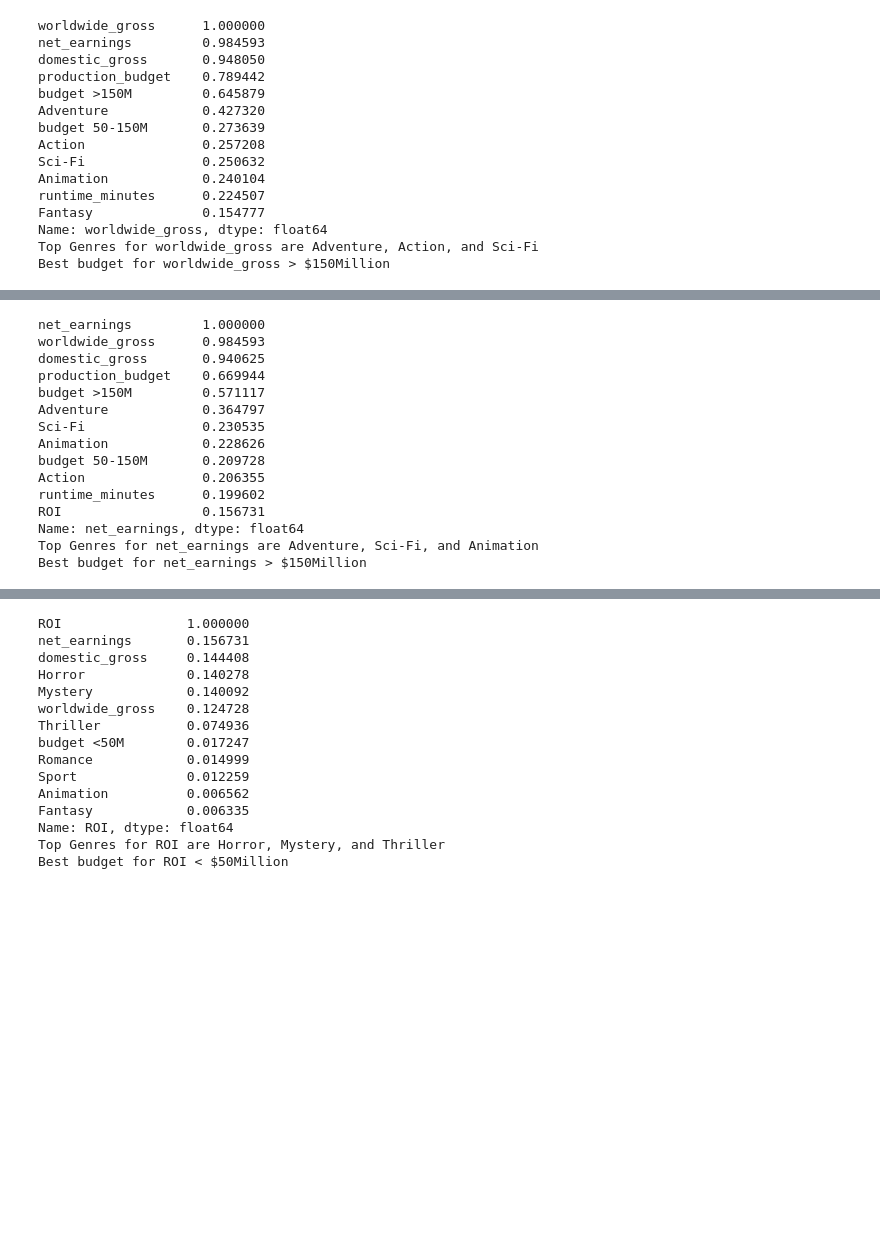
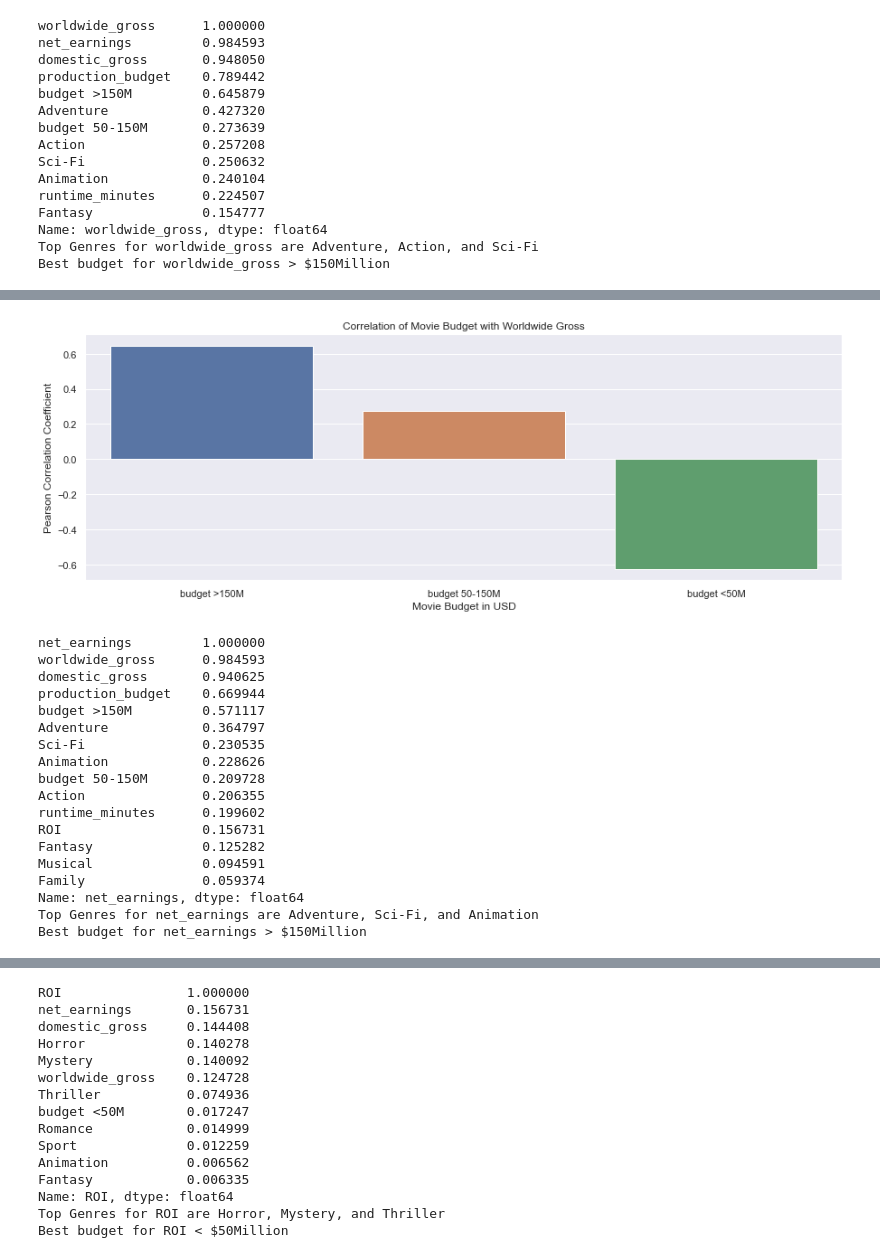
Before and after one commit to RH3421/Project-1-Microsoft-Makes-a-Movie, a Jupyter notebook: MainDF.ipynb, the cells around one changed output, grey strips where cells are left out. Drawn from its saved outputs; the diff is of its cells as text; code cells hidden in the pictures; blank space fills up the shorter version.

```diff
--- a/MainDF.ipynb
+++ b/MainDF.ipynb
@@ -257,8 +268,17 @@ Best budget for worldwide_gross > $150Million
+# %%
+#Budget worldwide_gross Visualization
+bud_gross = (correlation['worldwide_gross'].sort_values(ascending=False).filter(items=['budget >150M', 'budget 50-150M', 'budget <50M']))
+bud_gross
+ax = sns.barplot(x=bud_gross.index, y=bud_gross.values)
+sns.set(rc = {'figure.figsize':(15,5)})
+ax.set(xlabel='Movie Budget in USD', ylabel='Pearson Correlation Coefficient', title='Correlation of Movie Budget with Worldwide Gross');
+# %% [output]
+[figure, added]
 # %%
 #Top Genres for net_earnings
 #Best budget for net_earnings
 correlation = Genre_Budget.corr()
-print(correlation['net_earnings'].sort_values(ascending=False).head(12))
+print(correlation['net_earnings'].sort_values(ascending=False).head(15))
 print('Top Genres for net_earnings are Adventure, Sci-Fi, and Animation')
 print('Best budget for net_earnings > $150Million')
 # %% [output]
@@ -274,6 +294,9 @@ budget 50-150M       0.209728
 Action               0.206355
 runtime_minutes      0.199602
 ROI                  0.156731
+Fantasy              0.125282
+Musical              0.094591
+Family               0.059374
 Name: net_earnings, dtype: float64
 Top Genres for net_earnings are Adventure, Sci-Fi, and Animation
 Best budget for net_earnings > $150Million
```
Also changed, not shown: parts of 4 cells of this notebook, 4 other files.
